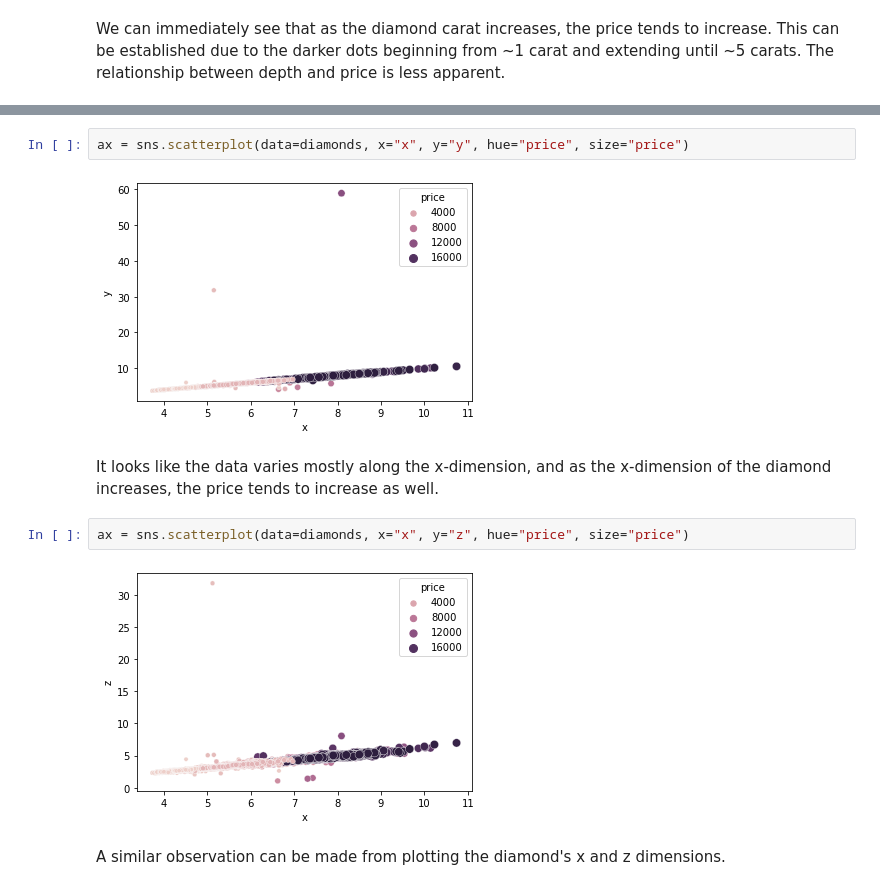
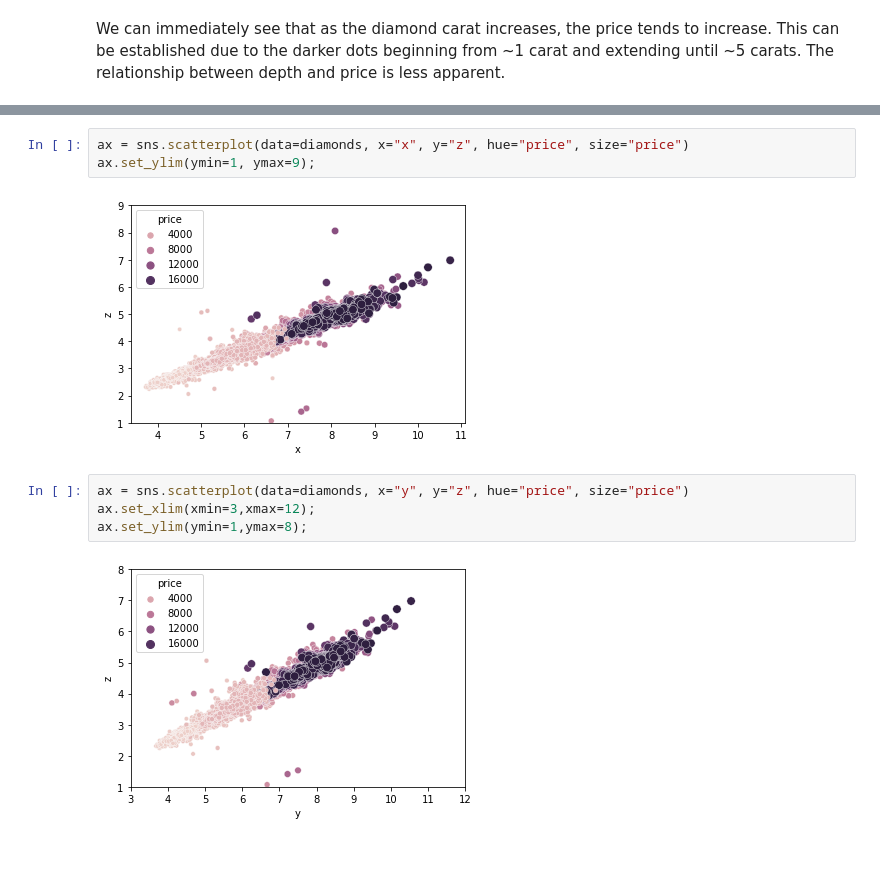
Before and after one commit to ahaldankar-vt/ahaldankar-vt.github.io, a Jupyter notebook: SampleBlog/posts/regression/index.ipynb, the cells around one changed output, grey strips where cells are left out. Cells and saved outputs as stored; diff of their text form; blank space fills up the shorter version.

Commit message:
Fixed up the scale of some plots and added attributions

```diff
--- a/SampleBlog/posts/regression/index.ipynb
+++ b/SampleBlog/posts/regression/index.ipynb
@@ -178,12 +182,11 @@ TODO:
 # %%
-ax = sns.scatterplot(data=diamonds, x="x", y="y", hue="price", size="price")
+ax = sns.scatterplot(data=diamonds, x="x", y="z", hue="price", size="price")
+ax.set_ylim(ymin=1, ymax=9);
 # %% [output]
-[figure, old version]
+[figure, new version]
-# %% [markdown]
-It looks like the data varies mostly along the x-dimension, and as the x-dimension of the diamond increases, the price tends to increase as well.
 # %%
-ax = sns.scatterplot(data=diamonds, x="x", y="z", hue="price", size="price")
+ax = sns.scatterplot(data=diamonds, x="y", y="z", hue="price", size="price")
+ax.set_xlim(xmin=3,xmax=12);
+ax.set_ylim(ymin=1,ymax=8);
 # %% [output]
-[figure, old version]
+[figure, new version]
-# %% [markdown]
-A similar observation can be made from plotting the diamond's x and z dimensions.
```
Also changed, not shown: parts of 10 cells of this notebook.
